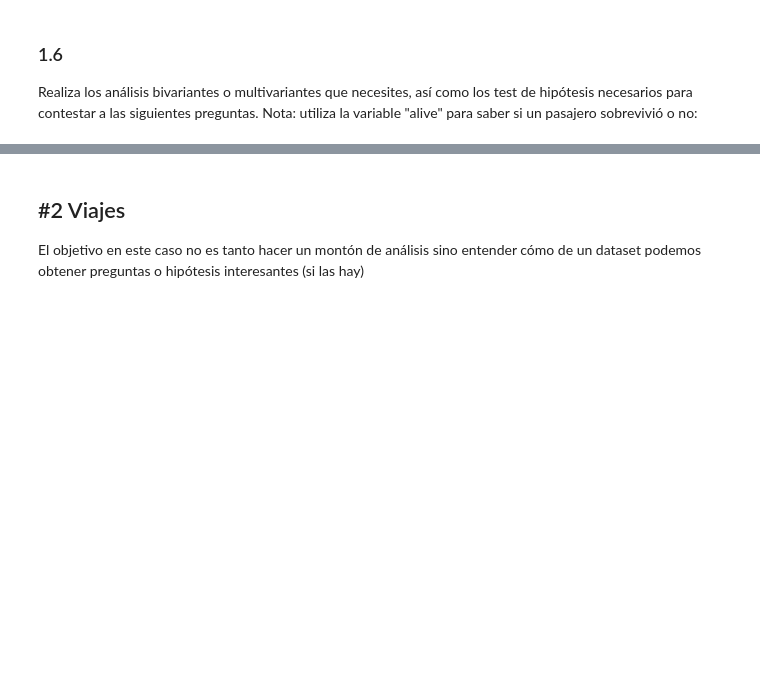
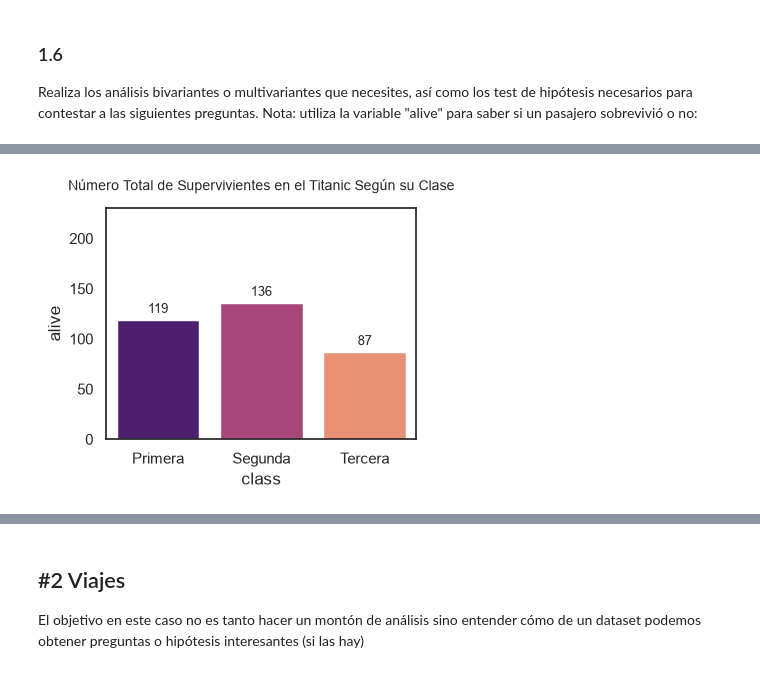
Before and after one commit to jaimeMatea/ONLINE_DS_THEBRIDGE_JaimeMateaPolo, a Jupyter notebook: 2_Analytics/4-Mates para DS/Ejercicios/Practica_Multivariante.ipynb, the cells around one changed output, grey strips where cells are left out. Saved outputs shown, nothing was run; the diff lists cells and outputs as text; code cells hidden in the pictures; blank space fills up the shorter version.

```diff
--- a/2_Analytics/4-Mates para DS/Ejercicios/Practica_Multivariante.ipynb
+++ b/2_Analytics/4-Mates para DS/Ejercicios/Practica_Multivariante.ipynb
@@ -53,0 +269,18 @@ Realiza los análisis bivariantes o multivariantes que necesites, así como los
+# %%
+# SUPERVIVENCIA POR CLASS EN TÉRMINOS ABSOLUTOS
+
+sns.set_theme(style="white")
+plt.figure(figsize=(4, 3))
+
+ax = sns.barplot(data=titanic, x="class", y=titanic["alive"].eq("yes").astype(int), estimator="sum",errorbar=None, palette="magma", hue="class")
+
+plt.title('Número Total de Supervivientes en el Titanic Según su Clase', fontsize=10, pad=13)
+plt.xticks([0, 1, 2], ['Primera', 'Segunda', 'Tercera'])
+plt.ylim(0, 230)
+
+for container in ax.containers:
+    ax.bar_label(container, fmt='%.0f', padding=3, fontsize=9)
+
+plt.show()
+# %% [output]
+[figure, added]
```
Also changed, not shown: parts of 57 cells of this notebook, 6 other files.
